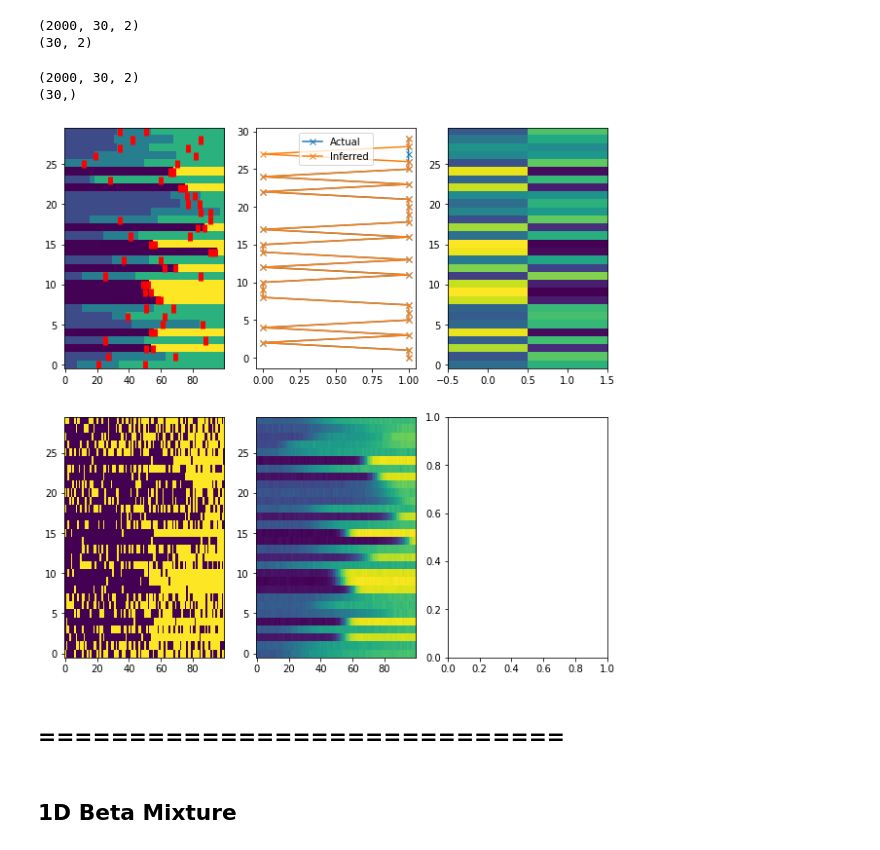
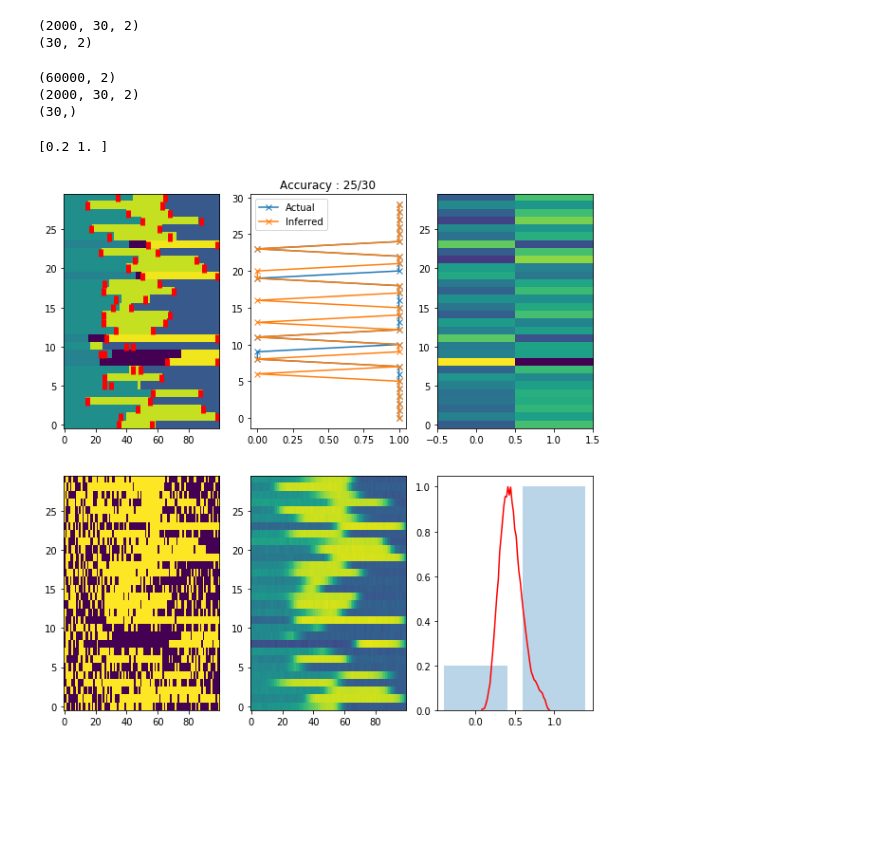
Before and after one commit to abuzarmahmood/firing_space_plot, a Jupyter notebook: changepoint_mcmc/ipython_notebooks/2d_marginalized_beta_mixture_changepoint.ipynb, the cells around one changed output. Cells and saved outputs as stored; diff of their text form; code cells hidden in the pictures; blank space fills up the shorter version.

Commit message:
Working version with mixing for lambdas over single trials

```diff
--- a/changepoint_mcmc/ipython_notebooks/2d_marginalized_beta_mixture_changepoint.ipynb
+++ b/changepoint_mcmc/ipython_notebooks/2d_marginalized_beta_mixture_changepoint.ipynb
@@ -75,9 +75,8 @@ print(mean_vals)
 # %%
 with pm.Model() as model:
-
-    w = pm.Dirichlet('w', a=np.ones(n_components)*5, shape = (trials,n_components))
-    #w = pm.Dirichlet('w', a=np.ones(n_components)*5, shape = n_components)
-    #category = pm.Categorical("category", p=w, shape=trials)
+    alpha_w = pm.Gamma('alpha_w',7.5,1,shape = n_components)
+    w = pm.Dirichlet('w', a=alpha_w, shape = (trials,n_components))
+    #w = pm.Dirichlet('w', a=np.ones(n_components)*5, shape = (trials,n_components))
 
     alphas = pm.HalfCauchy('alphas',5,shape=(2,3))
     betas = pm.HalfCauchy('betas',5,shape=(2,3))
@@ -217,30 +225,45 @@ hist_tau = np.array([np.histogram(trial, bins = np.arange(20))[0] for trial in i
 # plt.imshow(cat_samples,aspect='auto')
 # print(cat_samples.shape)
 w_samples = trace['w']
+w_samples_long = np.reshape(w_samples,(-1,w_samples.shape[-1]))
+print(w_samples_long.shape)
 print(w_samples.shape)
 mean_w = np.mean(w_samples,axis=0)
 categorical_w = np.argmax(mean_w,axis=-1)
 print(categorical_w.shape)
 # %% [output]
+(60000, 2)
 (2000, 30, 2)
 (30,)
 # %%
 # cat_hist = np.array([np.histogram(trial,bins=np.arange(3))[0] for trial in cat_samples.swapaxes(0,1)])
 # #print(cat_hist)
+cat_accuracy_list = [np.sum(categorical_w==component_inds),
+                      np.sum((1-categorical_w)==component_inds)]
+model_ind = np.int(np.argmax(cat_accuracy_list))
+cat_accuracy = cat_accuracy_list[model_ind]
+
+hist_out = np.histogram2d(*w_samples_long.T,bins=50)
+diag_vals = np.diag(np.flip(hist_out[0],axis=-1))
+
+components_hist = np.histogram(component_inds,np.arange(3))[0]
+components_hist = components_hist/np.max(components_hist)
+print(components_hist)
+# %% [output]
+[0.2 1. ]
 # %%
 fig,ax = plt.subplots(2,3,figsize=(10,10))
+ax[0,0].imshow(true_r,aspect='auto',origin='lower',vmin=0,vmax=1)
 ax[0,1].plot(component_inds, np.arange(trials),'-x',label='Actual')
 ax[0,1].plot(categorical_w, np.arange(trials),'-x', label='Inferred')
+ax[0,1].set_title(f'Accuracy : {cat_accuracy}/{categorical_w.shape[0]}')
 ax[0,1].legend()
 for trial,val in enumerate(mode_tau):
     ax[0,0].vlines(val, trial-0.5,trial+0.5, linewidth = 5, color='red')
-ax[0,0].imshow(true_r,aspect='auto',origin='lower')
 ax[1,0].imshow(data_vec,aspect='auto',origin='lower')
-ax[1,1].imshow(mean_ppc_obs,aspect='auto',origin='lower');
+ax[1,1].imshow(mean_ppc_obs,aspect='auto',origin='lower',vmin=0,vmax=1);
 ax[0,2].imshow(mean_w,aspect='auto',origin='lower');
+ax[1,2].plot(hist_out[1][:-1],diag_vals/np.max(diag_vals),c='r');
+ax[1,2].bar([0,1],components_hist, alpha = 0.3);
 # %% [output]
-[figure, old version]
+[figure, new version]
-# %% [markdown]
-## =============================
-# %% [markdown]
-## 1D Beta Mixture
```
Also changed, not shown: parts of 32 cells of this notebook, 2 other files.
